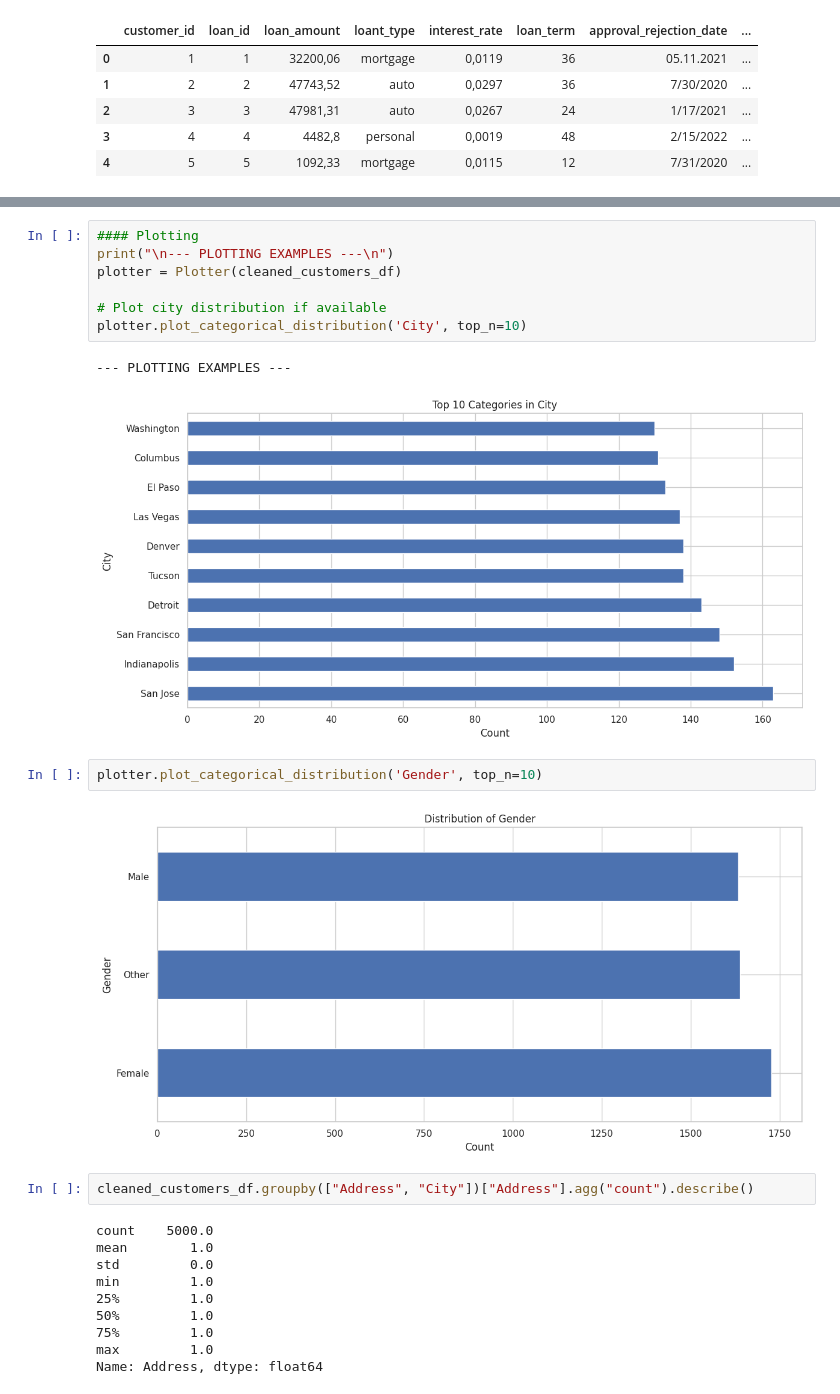
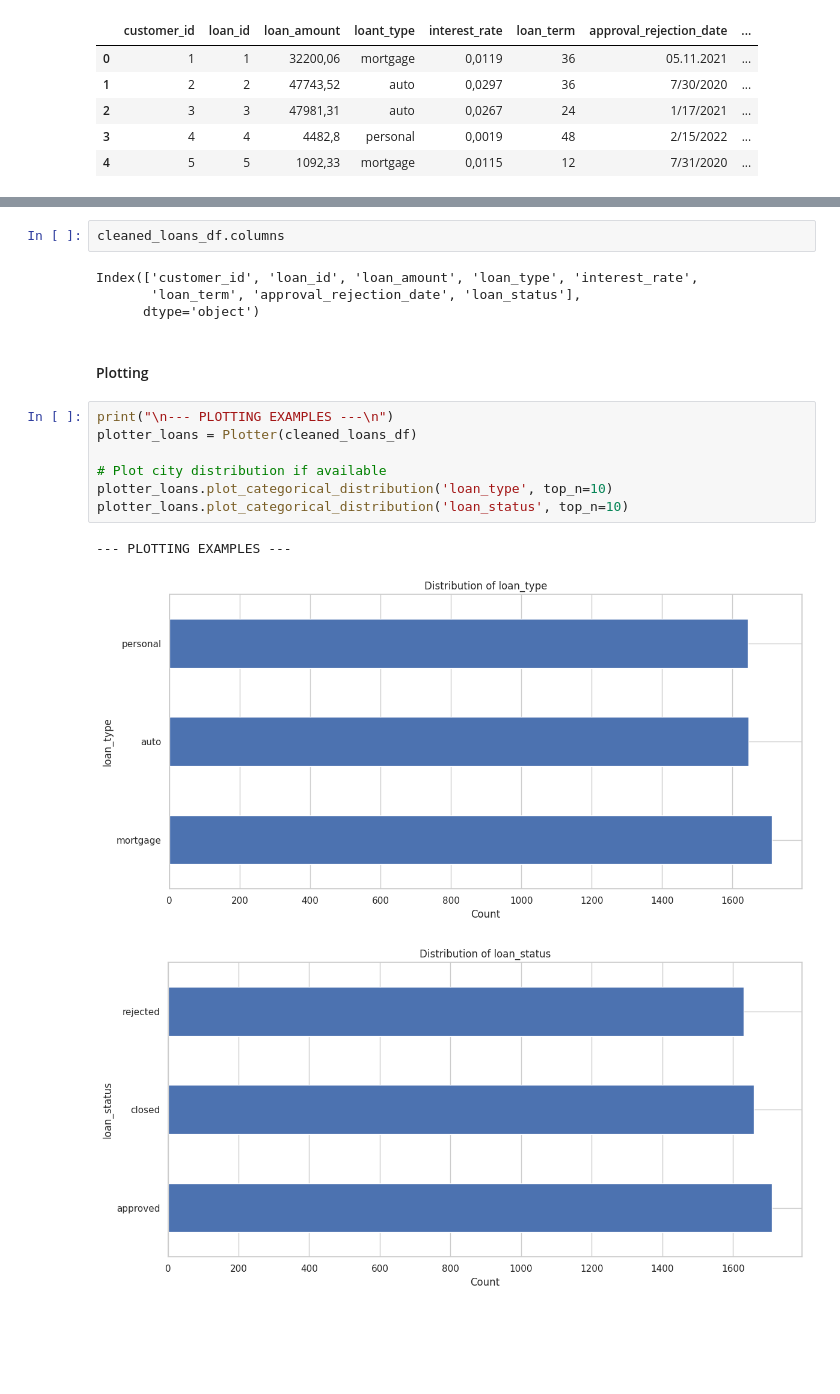
Before and after one commit to moyscheheizmann/varengold_dbt_case, a Jupyter notebook: notebooks/upt_explo.ipynb, the cells around one changed output, grey strips where cells are left out. Drawn from its saved outputs; the diff is of its cells as text; blank space fills up the shorter version.

```diff
--- a/notebooks/upt_explo.ipynb
+++ b/notebooks/upt_explo.ipynb
@@ -1402,26 +958,20 @@ Index(['customer_id', 'firstname', 'lastname', 'Age', 'Gender', 'Address',
-# %%
-#### Plotting
-print("\n--- PLOTTING EXAMPLES ---\n")
-plotter = Plotter(cleaned_customers_df)
-
-# Plot city distribution if available
-plotter.plot_categorical_distribution('City', top_n=10)
-# %% [output]
---- PLOTTING EXAMPLES ---
-[figure, removed]
-# %%
-plotter.plot_categorical_distribution('Gender', top_n=10)
-# %% [output]
-[figure, removed]
-# %%
-cleaned_customers_df.groupby(["Address", "City"])["Address"].agg("count").describe()
-# %% [output]
-count    5000.0
-mean        1.0
-std         0.0
-min         1.0
-25%         1.0
-50%         1.0
-75%         1.0
-max         1.0
-Name: Address, dtype: float64
+# %%
+cleaned_loans_df.columns
+# %% [output]
+Index(['customer_id', 'loan_id', 'loan_amount', 'loan_type', 'interest_rate',
+       'loan_term', 'approval_rejection_date', 'loan_status'],
+      dtype='object')
+# %% [markdown]
+
+#### Plotting
+# %%
+print("\n--- PLOTTING EXAMPLES ---\n")
+plotter_loans = Plotter(cleaned_loans_df)
+
+# Plot city distribution if available
+plotter_loans.plot_categorical_distribution('loan_type', top_n=10)
+plotter_loans.plot_categorical_distribution('loan_status', top_n=10)
+# %% [output]
+--- PLOTTING EXAMPLES ---
+[figure, added]
+[figure, added]
```
Also changed, not shown: parts of 90 cells of this notebook.
